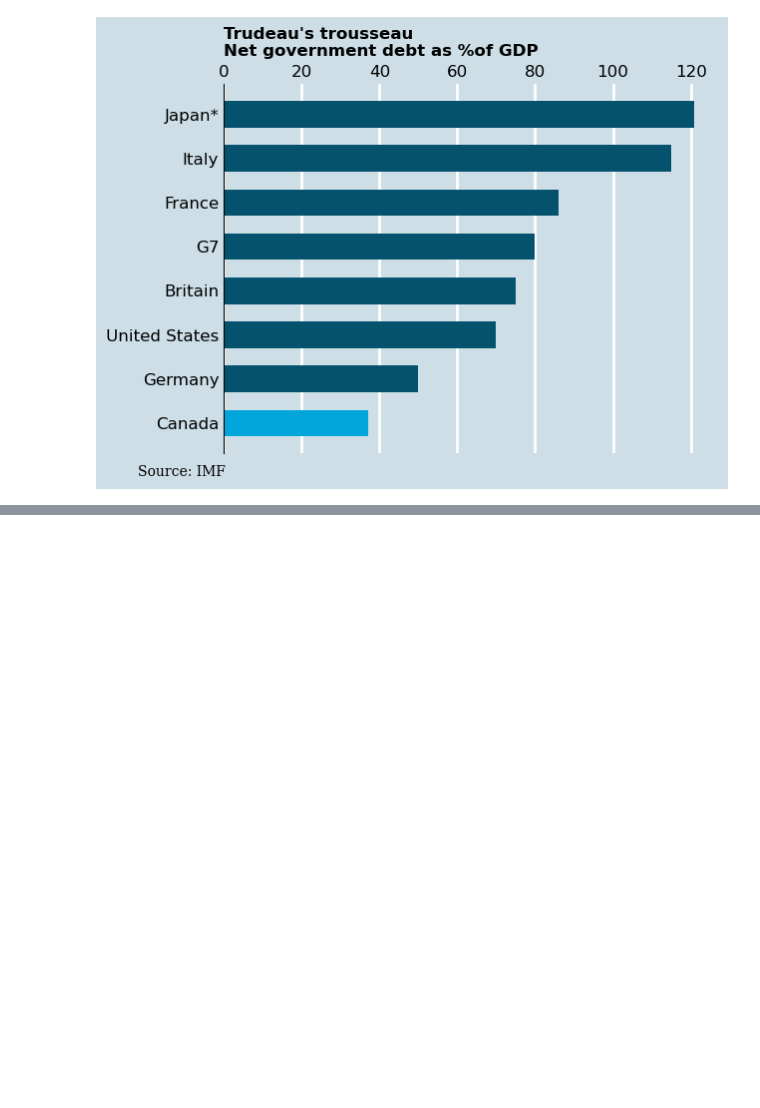
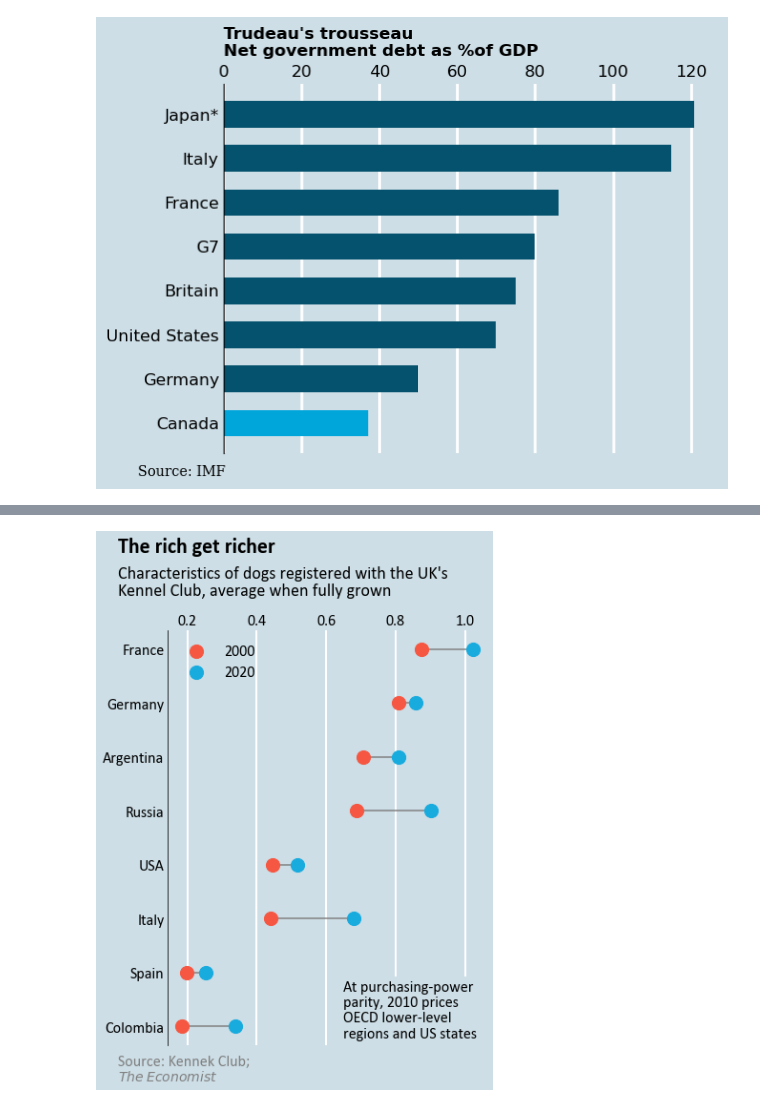
Before and after one commit to vzhyvov/Data-visualization, a Jupyter notebook: economist_styled_charts.ipynb, the cells around one changed output, grey strips where cells are left out. Saved outputs shown, nothing was run; the diff lists cells and outputs as text; code cells hidden in the pictures; blank space fills up the shorter version.

```diff
--- a/economist_styled_charts.ipynb
+++ b/economist_styled_charts.ipynb
@@ -60,0 +252,66 @@ plt.show()
+# %%
+# libraries
+import pandas as pd
+import matplotlib.pyplot as plt
+
+fig, ax = plt.subplots(facecolor='#cddee6', figsize=(6,8))
+plt.rcParams['font.family'] = 'serif'
+plt.rcParams['font.serif'] = ['Calibri']
+
+#Background
+ax.set_facecolor('#cddee6')
+
+# Remove axis lines.
+ax.spines['top'].set_visible(False)
+ax.spines['right'].set_visible(False)
+ax.spines['bottom'].set_visible(False)
+
+#axis to the top
+ax.xaxis.tick_top()
+
+#axos label font size
+ax.tick_params(axis='both', which='major', labelsize=16)
+
+#черточки на осях
+ax.tick_params(direction='inout',length=0)
+
+# Create a dataframe
+value1=[0.87462845, 0.44707989, 0.68699806, 0.80795388, 0.43972491,
+       0.19729274, 0.18534333, 0.70565362]
+value2=[1.02156242, 0.51863413, 0.9023746 , 0.85673257, 0.68049465,
+       0.25224031, 0.34003343, 0.80917017]
+labels=['France','USA','Russia','Germany','Italy','Spain','Colombia','Argentina']
+
+# Reorder it following the values of the first value:
+df = pd.DataFrame({'group':labels, 'value1':value1 , 'value2':value2 })
+ordered_df = df.sort_values(by='value1')
+my_range=range(1,len(df.index)+1)
+
+
+plt.hlines(y=my_range, xmin=ordered_df['value1'], xmax=ordered_df['value2'], color='grey', alpha=1,zorder=1)
+plt.scatter(ordered_df['value1'], my_range, s=200,color='#f65742', label='2000',zorder=2)
+plt.scatter(ordered_df['value2'], my_range, s=200, color='#18abde', label='2020',zorder=2)
+
+#легенда
+plt.legend(fontsize=16,facecolor='None',edgecolor='None')
+
+# Labels
+plt.yticks(my_range, ordered_df['group'])
+
+#грид линии
+plt.grid(axis='x', color='white',linewidth=2)
+ax.set_axisbelow(True) #грид под графиком
+
+#text
+ax.text(0,9.8,'The rich get richer',fontdict={'fontweight' : 600,'fontsize':22})
+ax.text(0,9,'Characteristics of dogs registered with the UK\'s \nKennel Club, average when fully grown',fontdict={'fontsize':18})
+
+ax.text(0,0.3,'Source: Kennek Club;',color='grey',fontdict={'fontsize':16})
+ax.text(0,0,'$\it{The}$ $\it{Economist}$',color='grey',fontdict={'fontsize':14})
+
+ax.text(0.65,0.8,'At purchasing-power \nparity, 2010 prices \nOECD lower-level \nregions and US states',
+        color='black',fontdict={'fontsize':16},bbox=dict(color='#cddee6'))
+
+plt.show()
+# %% [output]
+[figure, added]
```
Also changed, not shown: parts of 7 cells of this notebook, 3 other files.
